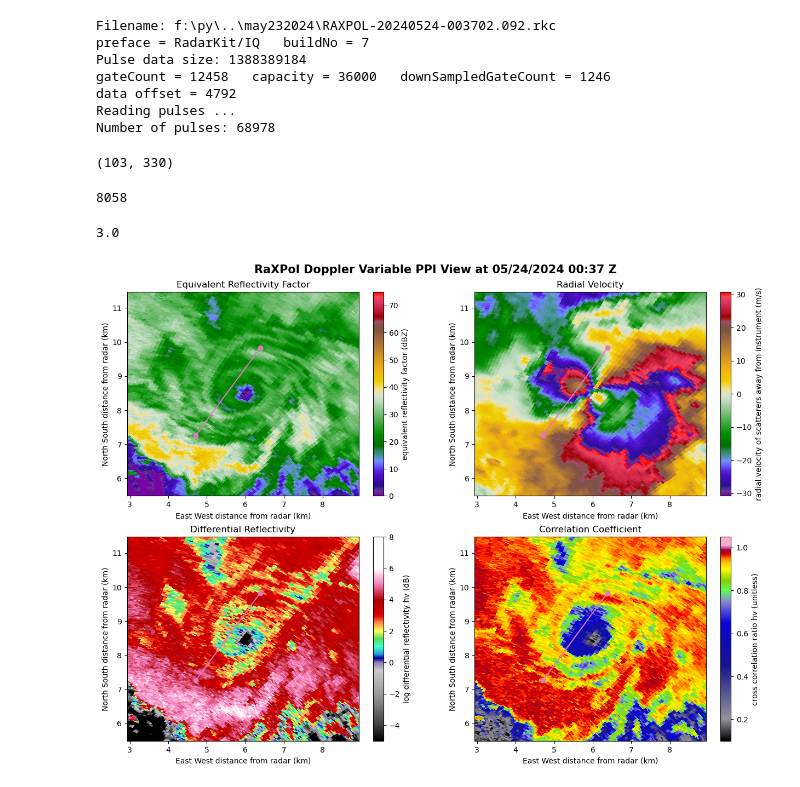
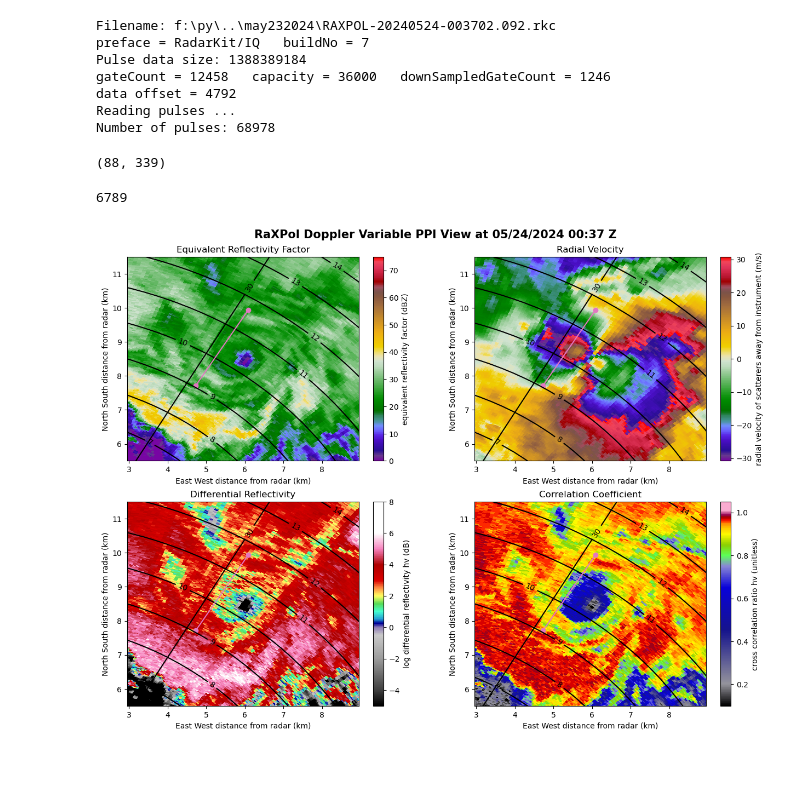
Before and after one commit to aeol1an/radarIQ, a Jupyter notebook: bootstrap_iPyart.ipynb, the cells around one changed output. Cells and saved outputs as stored; diff of their text form; code cells hidden in the pictures.

Commit message:
finished polarGridPlotting.py. Now can get polar grid with labels.

```diff
--- a/bootstrap_iPyart.ipynb
+++ b/bootstrap_iPyart.ipynb
@@ -9,5 +20,5 @@ import radarIQ
 # %%
-cfTime = 100
+cfTime = 87
 sampDeg = 0.5
 beamOverlap = 0
 t = radarIQ.io.raxpolrkc.staticCfradNum2RkcNum(Path().cwd(), 'may232024', cfTime, sampDeg, beamOverlap)
@@ -30,6 +41,8 @@ spectrum_range = {
     'az': None,
     'ranges': [None, None]
 }
+meso_center = {'r_km': 10.380000412464142, 'az': 35.0, 'x': 5.953723645903571, 'y': 8.50279855759058}
+spectrum_range = {'az': 31.5, 'ranges': [9.045, 11.655]}
 def dblclick(event):
     if event.dblclick:
         global t
@@ -211,7 +232,7 @@ E = radarIQ.proc.bootstrapDPSD(tV, w, N0, None, 20, K, spectrum_range['iranges']
 # %%
 E['sR'].shape
 # %% [output]
-(103, 330)
+(88, 339)
 # %%
 snrh = 10*np.log10(E['sSNR']['H'])
 snrv = 10*np.log10(E['sSNR']['V'])
@@ -228,7 +249,7 @@ rhoHV[~mask] = np.nan
 # %%
 np.count_nonzero(~np.isnan(rhoHV))
 # %% [output]
-8058
+6789
 # %%
 %matplotlib inline
 display = pyart.graph.RadarDisplay(radar)
@@ -258,36 +279,40 @@ fields_to_plot = {
 xstart, ystart = radarIQ.misc.coordConvert.polar2cart(range_vals_km[spectrum_range['iranges'][0]], az_vals[spectrum_range['iaz']])
 xend, yend = radarIQ.misc.coordConvert.polar2cart(range_vals_km[spectrum_range['iranges'][1]], az_vals[spectrum_range['iaz']])
 plt_x = [xstart, xend]
 plt_y = [ystart, yend]
 
 half_plot_size = np.ceil(np.abs(np.array(
     [xstart-meso_center['x'], xend-meso_center['x'], ystart-meso_center['y'], yend-meso_center['y']]
 )).max()) + 1
-print(half_plot_size)
 
 xlim = (meso_center['x']-half_plot_size, meso_center['x']+half_plot_size)
 ylim = (meso_center['y']-half_plot_size, meso_center['y']+half_plot_size)
+
+maxR = np.sqrt(xlim[1]**2 + ylim[1]**2)
+
 plt.figure(figsize=[15, 10])
 
 for plot_num, field in enumerate(fields_to_plot.keys()):
     vmin, vmax = fields_to_plot[field]['ranges']
     cmap = fields_to_plot[field]['cmap']
 
     plt.subplot(2, 2, plot_num+1)
     display.plot_ppi(field, vmin=vmin, vmax=vmax, cmap=cmap, title_flag=False)
     display.set_limits(xlim=xlim, ylim=ylim)
     plt.title(fields_to_plot[field]['title'])
 
+    rangeRings(rint=1, maxR=maxR, xlims=xlim, ylims=ylim)
+    azimuthSpiderweb(azint=30, maxR=maxR, xlims=xlim, ylims=ylim, n=500)
+
     #line
     plt.scatter(plt_x, plt_y, color='tab:pink')
     plt.plot(plt_x, plt_y, color='tab:pink')
 
 plt.subplots_adjust(top=0.93)
 plt.suptitle('RaXPol Doppler Variable PPI View at ' + timeStr, weight='bold', fontsize=15)
 plt.show()
 # %% [output]
-3.0
-[figure, old version]
+[figure, new version]
 # %%
 dpsd_fields = {
     'snrh': {
```
Also changed, not shown: parts of 7 cells of this notebook, 2 other files.
